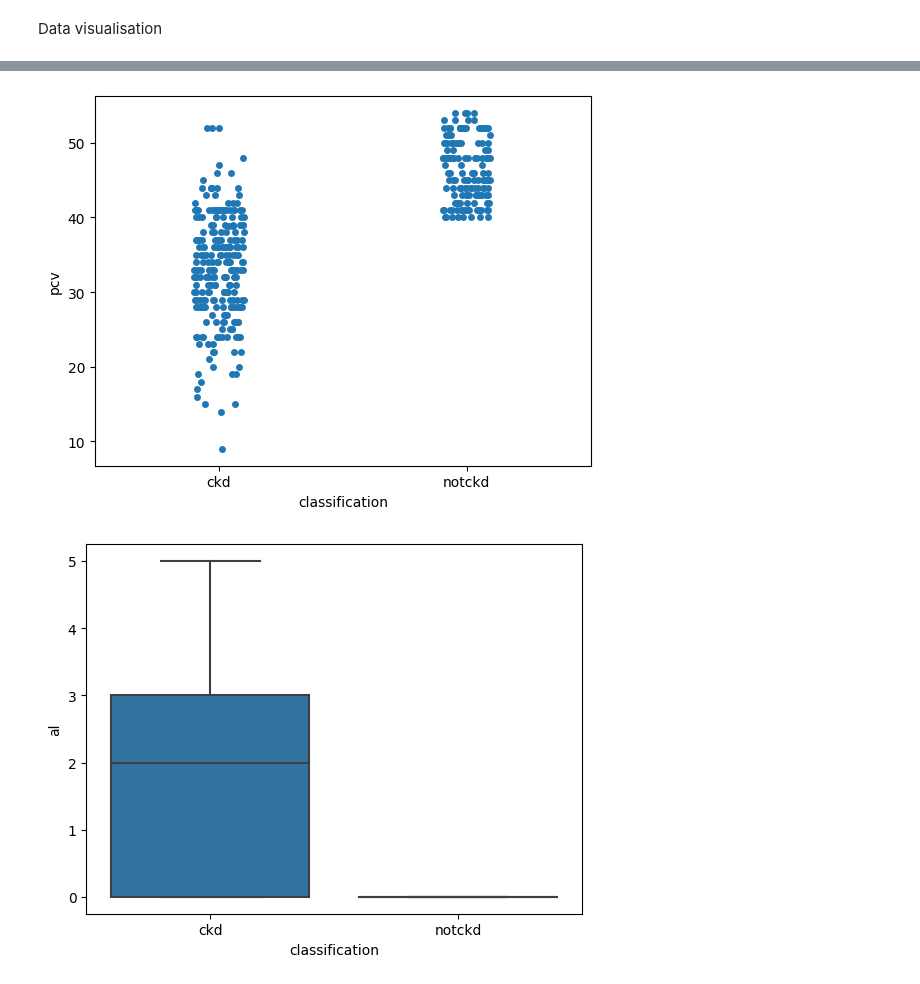
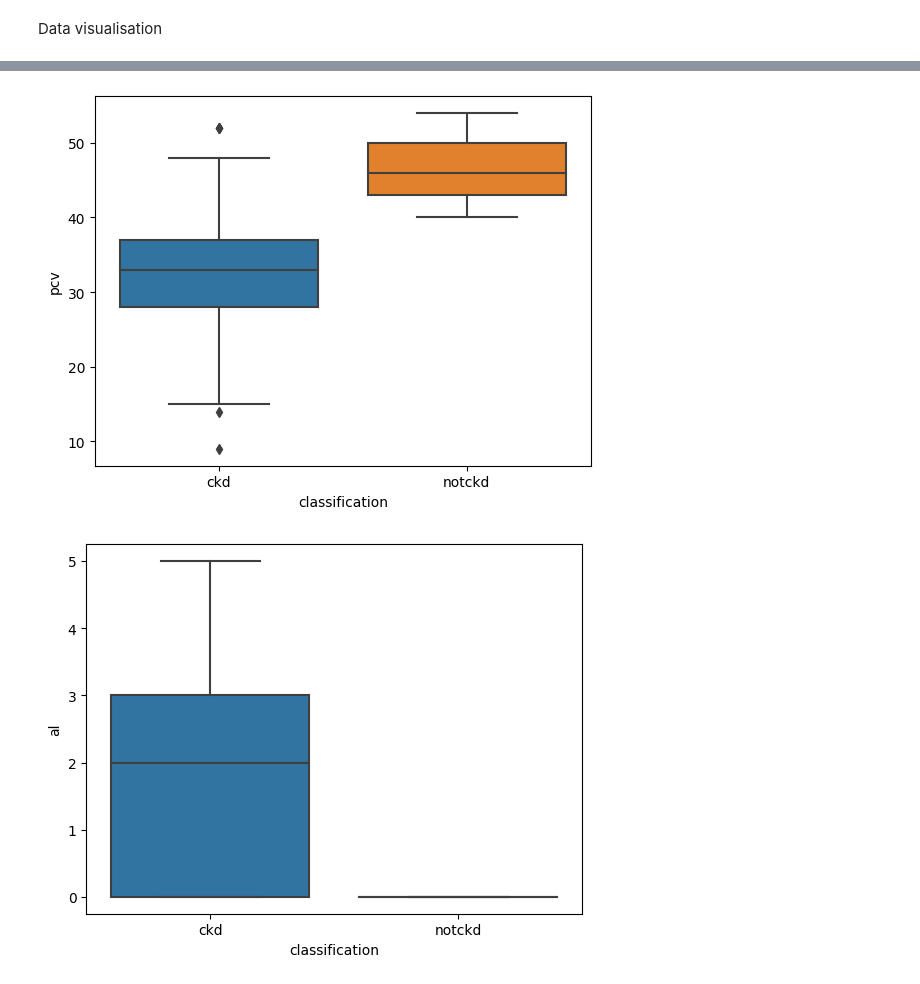
Before and after one commit to R3AlL3nGz3i/kidney_disease_identification, a Jupyter notebook: heart_disease_ml.ipynb, the cells around one changed output, grey strips where cells are left out. Cells and saved outputs as stored; diff of their text form; code cells hidden in the pictures.

```diff
--- a/heart_disease_ml.ipynb
+++ b/heart_disease_ml.ipynb
@@ -75,14 +76,16 @@ unique values in "ane":
 unique values in "classification":
  ['ckd' 'ckd\t' 'notckd']
 # %%
-catColumns = ['rc','dm','cad','pcv','wc','classification']
+probColumns1 = ['rc','dm','cad','pcv','wc','classification']
 
-for i in catColumns:
+for i in probColumns1:
     df[i] = df[i].str.replace('\t','')
+
+df['dm'] = df['dm'].str.replace(' yes','yes')
 # %%
-numColumns = ['rc','dm','cad','pcv','wc']
+probColumns2 = ['rc','dm','cad','pcv','wc']
 
-for i in numColumns:
+for i in probColumns2:
     df[i] = df[i].replace('?',np.mean(pd.to_numeric(df[i], errors='coerce')))
 # %%
 # checking null value
@@ -110,23 +110,0 @@ df = df.fillna(method="ffill",limit=1)
-# %%
-# filling na numerical value with forward filling
-imputer = SimpleImputer(missing_values=np.nan,strategy='most_frequent')
-df = imputer.fit_transform(df)
-
-df = pd.DataFrame(df, columns = ['age', 'bp', 'sg', 'al', 'su', 'rbc', 'pc', 'pcc', 'ba', 'bgr',
-       'bu', 'sc', 'sod', 'pot', 'hemo', 'pcv', 'wc', 'rc', 'htn', 'dm', 'cad',
-       'appet', 'pe', 'ane', 'classification'])
-
-# select numeric columns
-# numeric_columns = df.select_dtypes(include=['number']).columns
-# imputer = SimpleImputer(missing_values=np.nan, strategy='mean')
-# imputer = imputer.fit(df[numeric_columns])
-# imputer.transform(df[numeric_columns])
-
-# for column in df:
-
-#     df[i] = pd.to_numeric(df[i])
-#     df[i].fillna((df[i].mean()), inplace=True)
-
-    # df[i] = df[i].fillna(value = (df[i].mean()), inplace = True)
-    # df[i].replace(' ', np.mean(pd.to_numeric(df[i], errors='coerce')))
-print(df.dtypes)
@@ -267,8 +209,8 @@ fig, ax = plt.subplots(figsize=(5, 5))
 # %%
-sns.stripplot(x="classification", y="pcv", data=df)
+sns.boxplot(x="classification", y=df['pcv'].astype('float'), data=df)
 plt.show()
 # %% [output]
-[figure, old version]
+[figure, new version]
 # %%
 
 # Show each observation with a scatterplot
```
Also changed, not shown: parts of 26 cells of this notebook, 2 other files.
